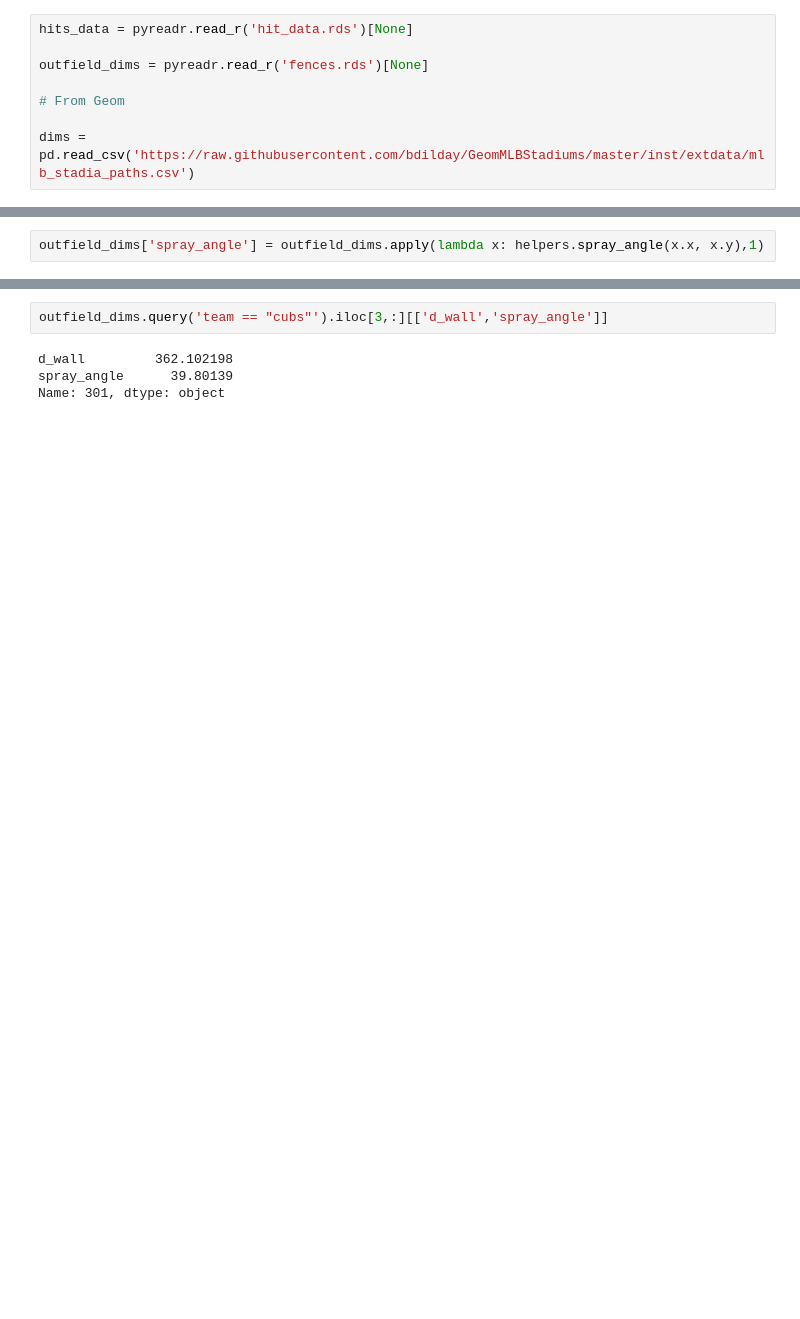
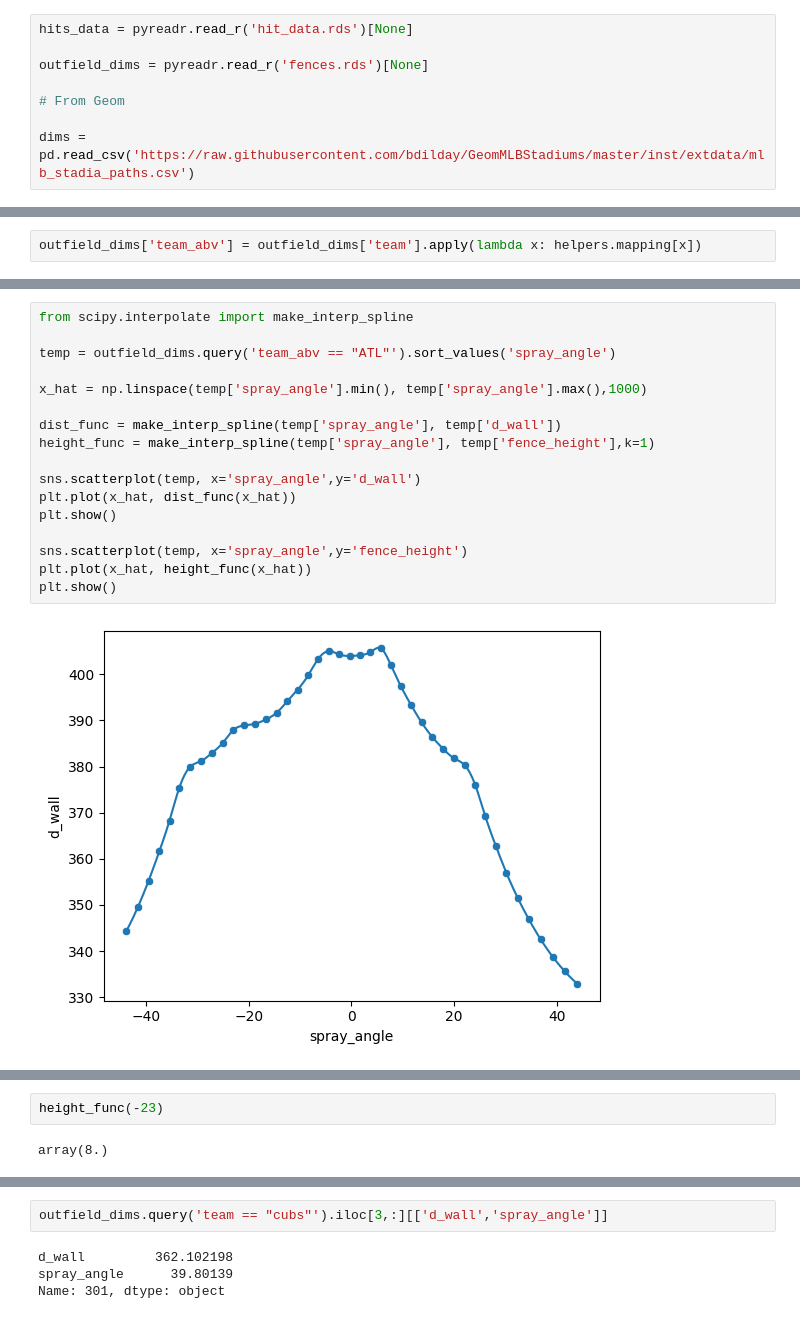
Before and after one commit to vtrudy01/YouTube-Code, a Jupyter notebook: main.ipynb, the cells around one changed output, grey strips where cells are left out. Drawn from its saved outputs; the diff is of its cells as text; blank space fills up the shorter version.

Commit message:
splines

```diff
--- a/main.ipynb
+++ b/main.ipynb
@@ -17,2 +25,2 @@ dims = pd.read_csv('https://raw.githubusercontent.com/bdilday/GeomMLBStadiums/ma
 # %%
-outfield_dims['spray_angle'] = outfield_dims.apply(lambda x: helpers.spray_angle(x.x, x.y),1)
+outfield_dims['team_abv'] = outfield_dims['team'].apply(lambda x: helpers.mapping[x])
@@ -18,0 +51,19 @@ outfield_dims['spray_angle'] = outfield_dims.apply(lambda x: helpers.spray_angle
+# %%
+from scipy.interpolate import make_interp_spline
+
+temp = outfield_dims.query('team_abv == "ATL"').sort_values('spray_angle')
+
+x_hat = np.linspace(temp['spray_angle'].min(), temp['spray_angle'].max(),1000)
+
+dist_func = make_interp_spline(temp['spray_angle'], temp['d_wall'])
+height_func = make_interp_spline(temp['spray_angle'], temp['fence_height'],k=1)
+
+sns.scatterplot(temp, x='spray_angle',y='d_wall')
+plt.plot(x_hat, dist_func(x_hat))
+plt.show()
+
+sns.scatterplot(temp, x='spray_angle',y='fence_height')
+plt.plot(x_hat, height_func(x_hat))
+plt.show()
+# %% [output]
+[figure, added]
@@ -18,0 +71,4 @@ outfield_dims['spray_angle'] = outfield_dims.apply(lambda x: helpers.spray_angle
+# %%
+height_func(-23)
+# %% [output]
+array(8.)
```
Also changed, not shown: parts of 9 cells of this notebook, 1 other file.
